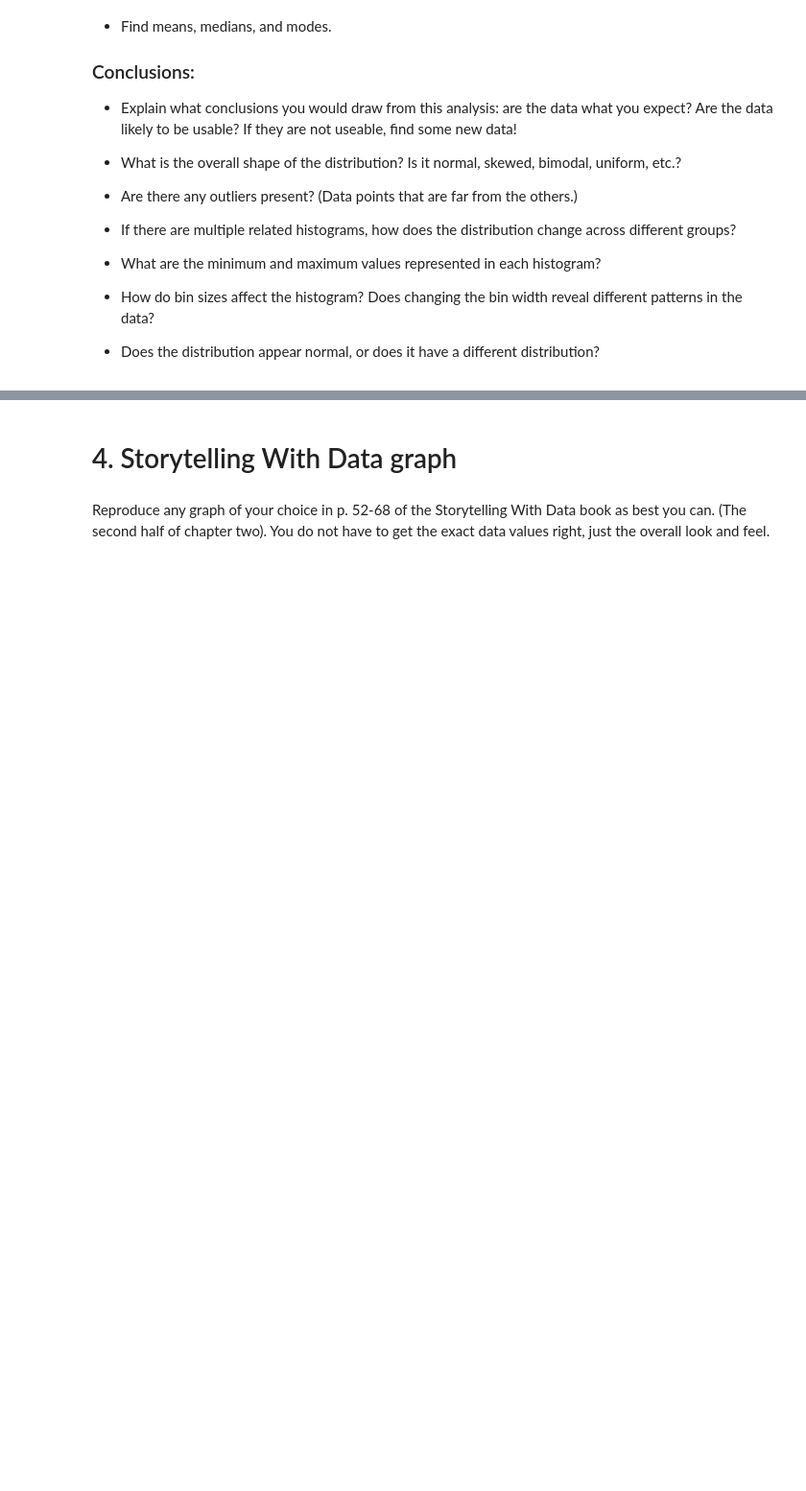
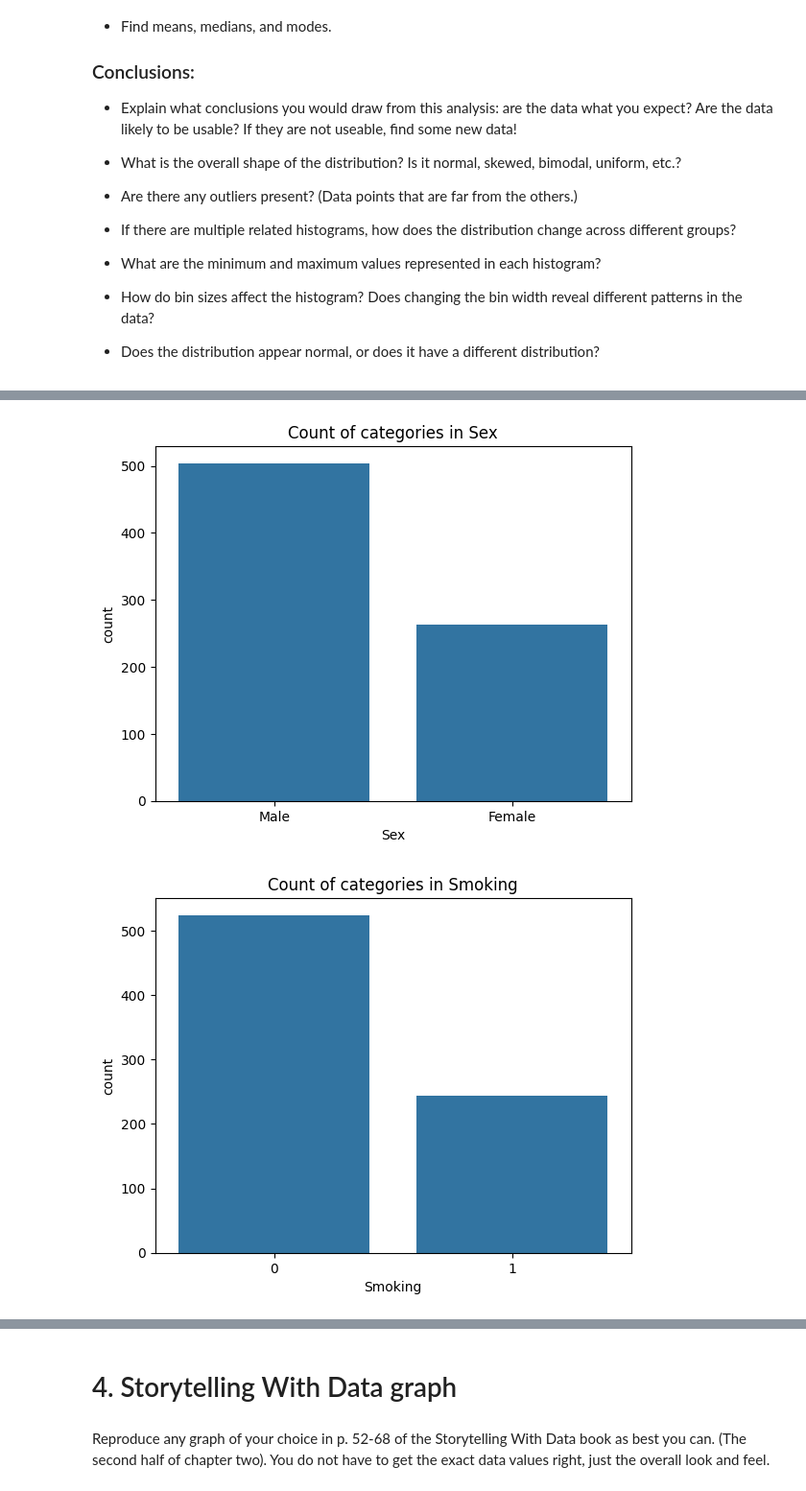
Before and after one commit to Smi7hey13/ModBSem2Sum, a Jupyter notebook: Week4.ipynb, the cells around one changed output, grey strips where cells are left out. Shown at 96% size. Cells and saved outputs as stored; diff of their text form; code cells hidden in the pictures; blank space fills up the shorter version.

```diff
--- a/Week4.ipynb
+++ b/Week4.ipynb
@@ -114,0 +161,9 @@ plt.show()
+# %%
+categoricals = ['Sex', 'Smoking', 'Drinking', 'Insulin', 'Metformin', 'Lipid lowering drugs']
+for col in categoricals:
+    sns.countplot(x=col, data=df)
+    plt.title(f"Count of categories in {col}")
+    plt.show()
+# %% [output]
+[figure, added]
+[figure, added]
```
Also changed, not shown: parts of 20 cells of this notebook, 8 other files.
